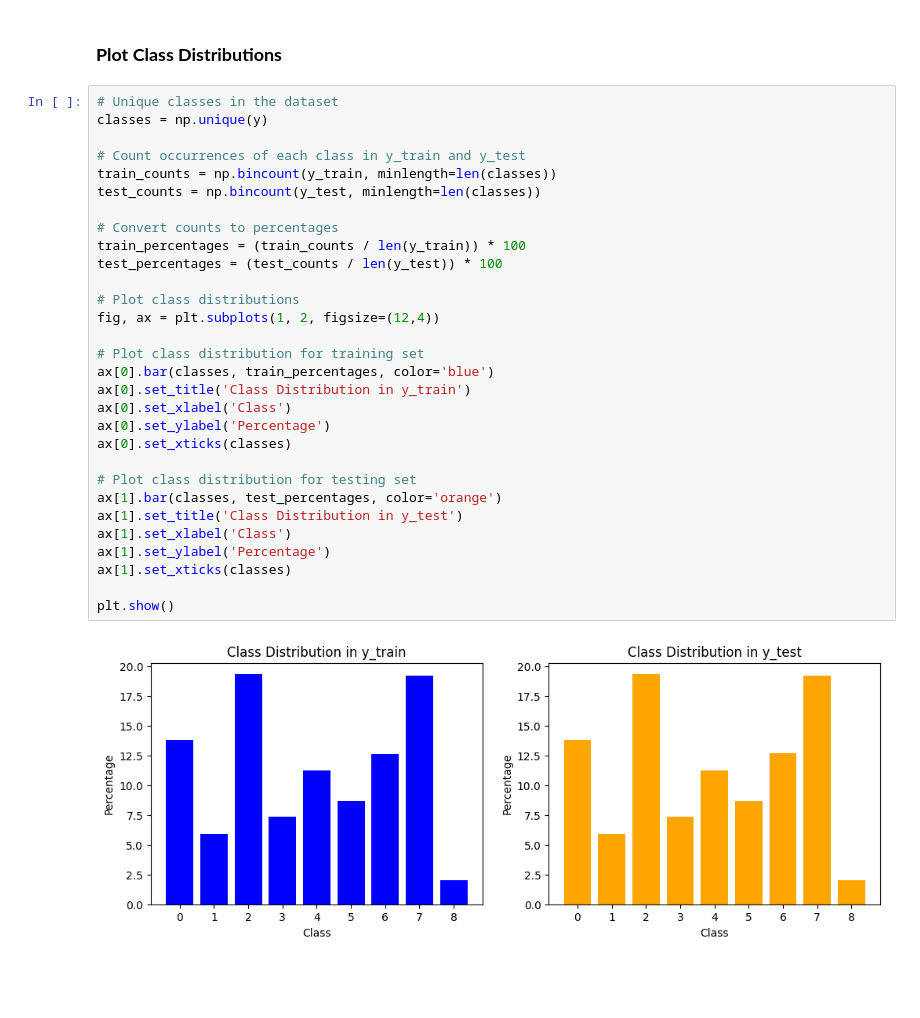
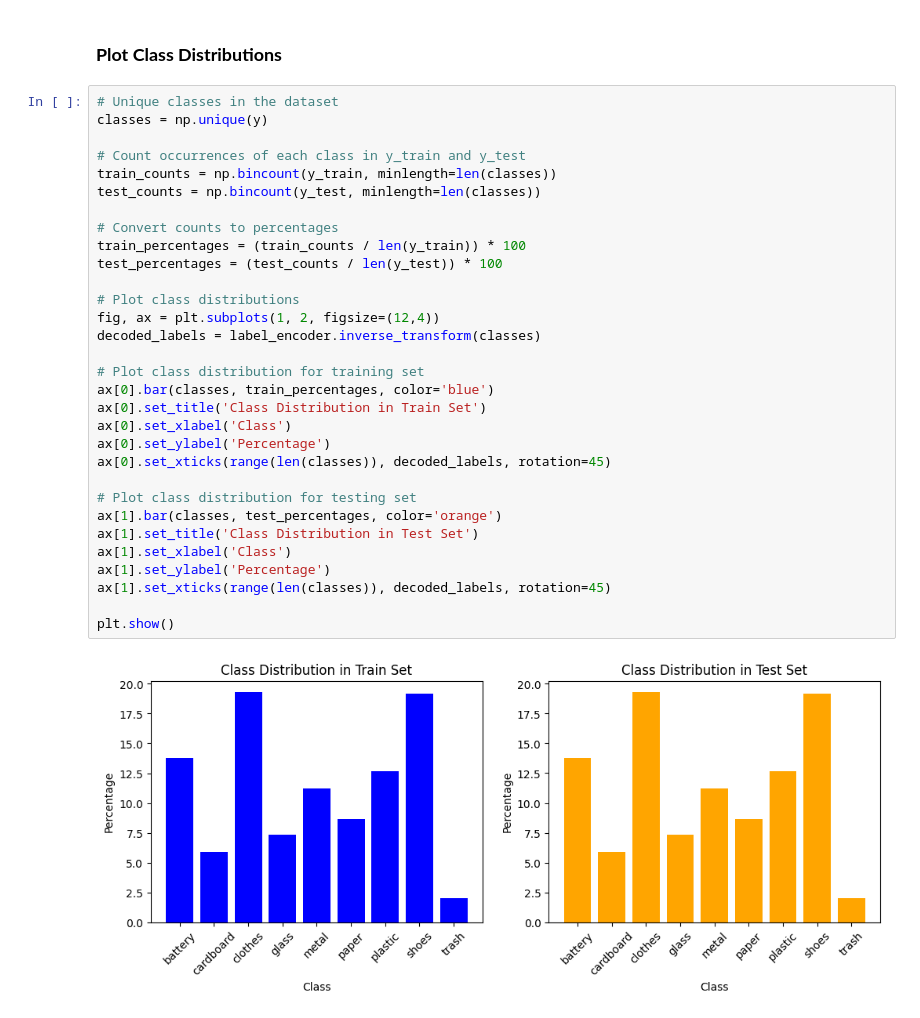
Before and after one commit to merensoykok/Waste-Classification-by-Image, a Jupyter notebook: Week5.ipynb, the cells around one changed output. Cells and saved outputs as stored; diff of their text form; blank space fills up the shorter version.

```diff
--- a/Week5.ipynb
+++ b/Week5.ipynb
@@ -119,32 +119,33 @@ X_train, X_test, y_train, y_test = train_test_split(X, y, test_size=0.2, random_
 # %%
 # Unique classes in the dataset
 classes = np.unique(y)
 
 # Count occurrences of each class in y_train and y_test
 train_counts = np.bincount(y_train, minlength=len(classes))
 test_counts = np.bincount(y_test, minlength=len(classes))
 
 # Convert counts to percentages
 train_percentages = (train_counts / len(y_train)) * 100
 test_percentages = (test_counts / len(y_test)) * 100
 
 # Plot class distributions
 fig, ax = plt.subplots(1, 2, figsize=(12,4))
+decoded_labels = label_encoder.inverse_transform(classes)
 
 # Plot class distribution for training set
 ax[0].bar(classes, train_percentages, color='blue')
-ax[0].set_title('Class Distribution in y_train')
+ax[0].set_title('Class Distribution in Train Set')
 ax[0].set_xlabel('Class')
 ax[0].set_ylabel('Percentage')
-ax[0].set_xticks(classes)
+ax[0].set_xticks(range(len(classes)), decoded_labels, rotation=45)
 
 # Plot class distribution for testing set
 ax[1].bar(classes, test_percentages, color='orange')
-ax[1].set_title('Class Distribution in y_test')
+ax[1].set_title('Class Distribution in Test Set')
 ax[1].set_xlabel('Class')
 ax[1].set_ylabel('Percentage')
-ax[1].set_xticks(classes)
+ax[1].set_xticks(range(len(classes)), decoded_labels, rotation=45)
 
 plt.show()
 # %% [output]
-[figure, old version]
+[figure, new version]
```
